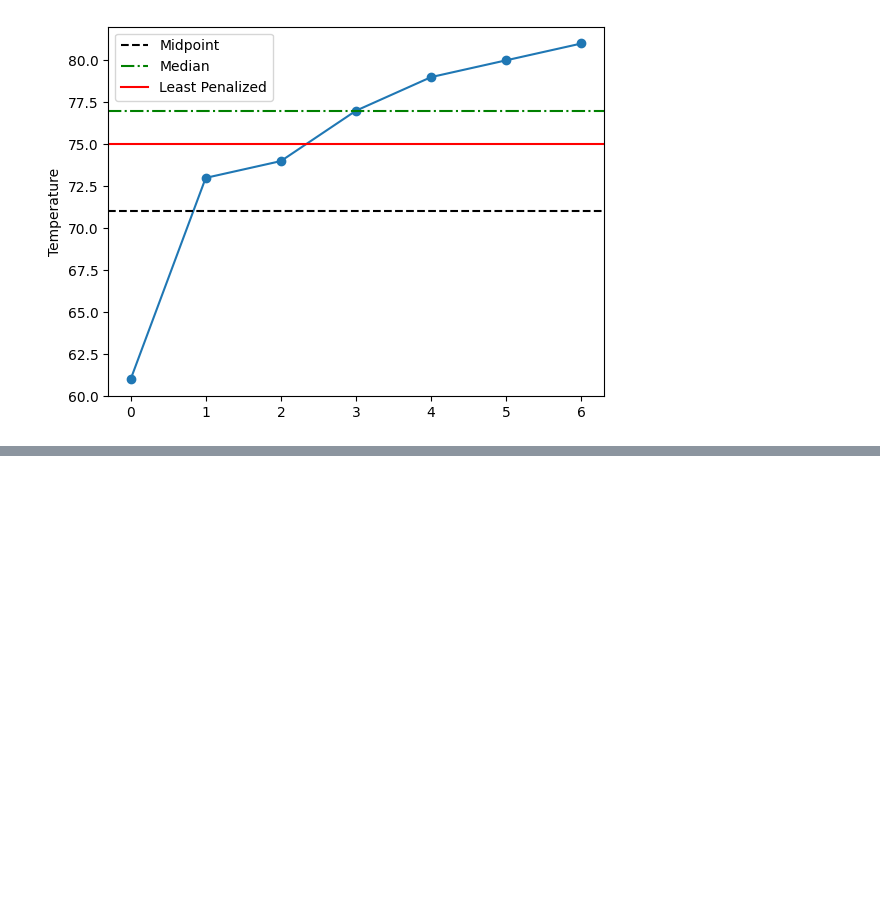
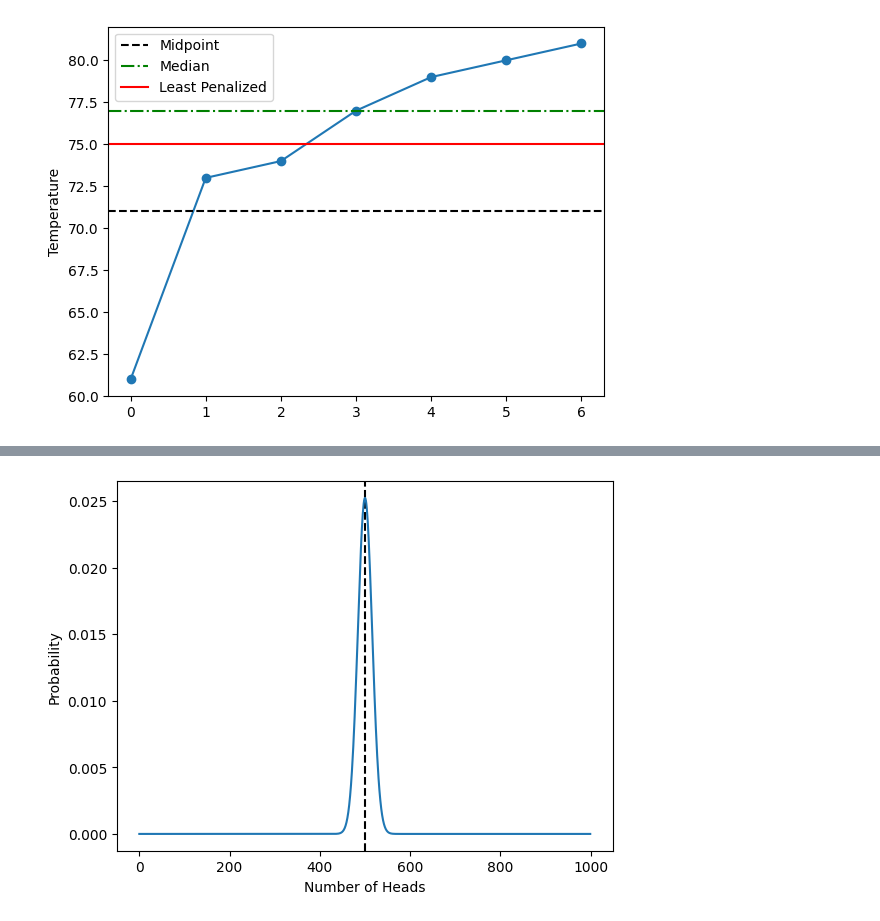
Before and after one commit to tacotuesday/reading_list, a Jupyter notebook: python/data_science_bookcamp/cs02-curriculum.ipynb, the cells around one changed output, grey strips where cells are left out. Cells and saved outputs as stored; diff of their text form; code cells hidden in the pictures; blank space fills up the shorter version.

```diff
--- a/python/data_science_bookcamp/cs02-curriculum.ipynb
+++ b/python/data_science_bookcamp/cs02-curriculum.ipynb
@@ -184,0 +236,14 @@ assert mean != np.average(measurements, weights=unequal_weights)
+# %%
+# Confirm the linear relationship with the mean of a 1000 coin flips' distribution
+num_flips = 1000
+assert stats.binom.mean(num_flips, prob_head) == 500
+
+interval_all_counts = range(num_flips)
+probabilities = stats.binom.pmf(interval_all_counts, num_flips, prob_head)
+plt.axvline(500, color='k', linestyle='--', label='Mean')
+plt.plot(interval_all_counts, probabilities)
+plt.xlabel('Number of Heads')
+plt.ylabel('Probability')
+plt.show()
+# %% [output]
+[figure, added]
```
Also changed, not shown: parts of 28 cells of this notebook.
